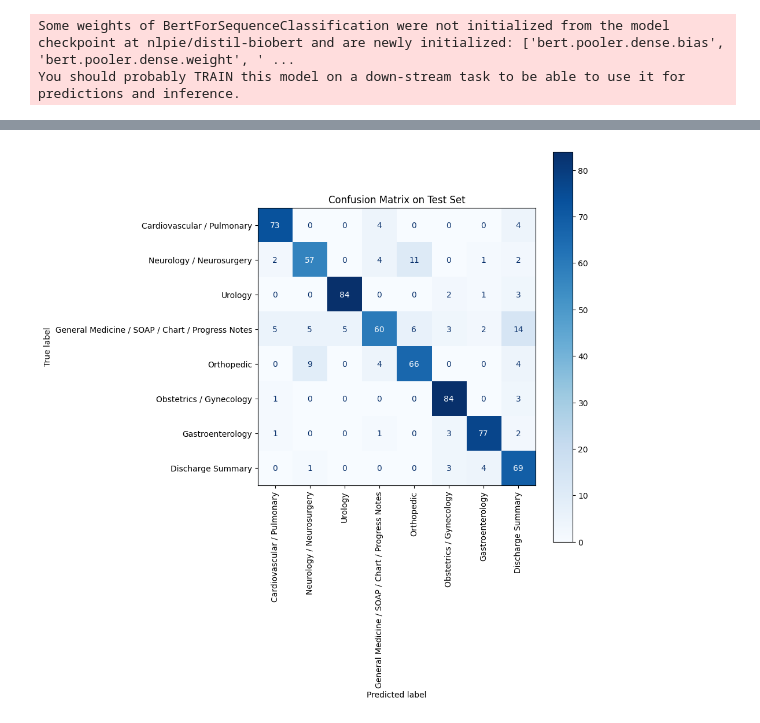
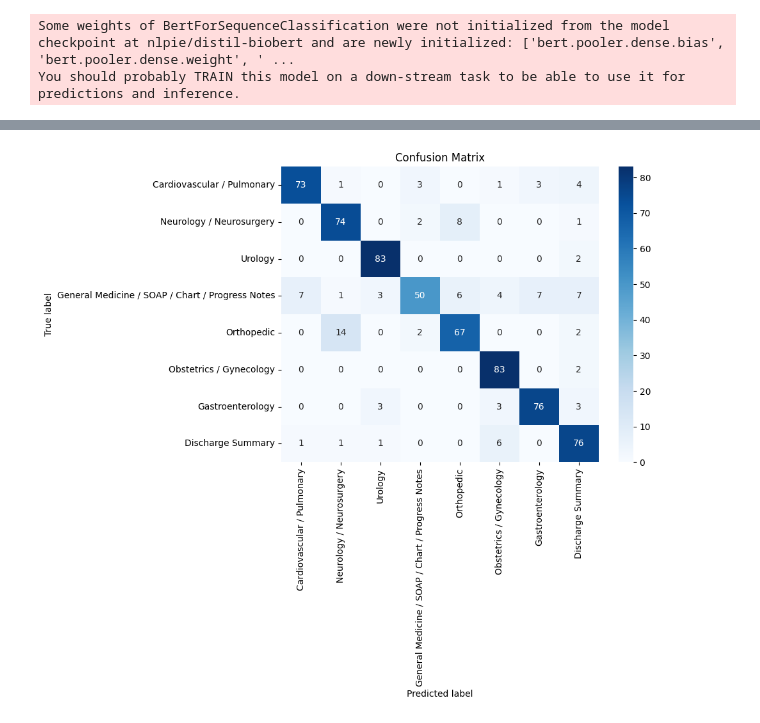
Before and after one commit to ai574-sec1-group3-summer-2025/pocs, a Jupyter notebook: speciality_classification/distilbiobert.ipynb, the cells around one changed output, grey strips where cells are left out. Drawn from its saved outputs; the diff is of its cells as text; code cells hidden in the pictures.

Commit message:
Refactor DistilBioBert model code

```diff
--- a/speciality_classification/distilbiobert.ipynb
+++ b/speciality_classification/distilbiobert.ipynb
@@ -84,8 +83,8 @@ df['text'] = df['transcription'].map(preprocess_text)
 # %%
-df['class_id'] = pd.factorize(df.medical_specialty)[0]
+df['label'], uniques = pd.factorize(df.medical_specialty)
+print("Unique medical specialties:")
+for i, label in enumerate(uniques):
+    print(f"{i}: {label}")
 
-print(f"Shape: {df.shape}")
-print(f"Number of unique classes: {df.class_id.unique()}")
-
-df.head()
+df.sample(5, random_state=42)
 # %% [output]
@@ -101,10 +107,13 @@ Number of unique classes: [0 1 2 3 4 5 6 7]
 ros = RandomOverSampler(random_state=42)
 df_resampled, y_resampled = ros.fit_resample(
     df[['text']],
-    df['class_id']
+    df['label']
 )
 
 df_resampled['label'] = y_resampled
 print(f"Resampled Shape: {df_resampled.shape}")
 # %% [output]
 Resampled Shape: (3400, 2)
+# %%
+train_df, test_df = train_test_split(df_resampled, test_size=DS_SPLIT, stratify=df_resampled['label'], random_state=42)
+print(f"Train Shape: {train_df.shape}, Test Shape: {test_df.shape}")
@@ -169,15 +157,15 @@ def compute_metrics(eval_pred):
 # %%
 training_args = TrainingArguments(
     output_dir="./results",
-    load_best_model_at_end=True,
     evaluation_strategy="epoch",
     save_strategy="epoch",
+    load_best_model_at_end=True,
     metric_for_best_model="f1_weighted",
     greater_is_better=True,
     learning_rate=2e-5,
     per_device_train_batch_size=BATCH_SIZE,
     per_device_eval_batch_size=BATCH_SIZE,
-    num_train_epochs=3,
+    num_train_epochs=10,
     weight_decay=0.01,
     report_to="none",
     logging_dir=None,
@@ -187,8 +175,8 @@ training_args = TrainingArguments(
 trainer = Trainer(
     model=model,
     args=training_args,
-    train_dataset=train_dataset,
-    eval_dataset=test_dataset,
+    train_dataset=train_ds,
+    eval_dataset=test_ds,
     compute_metrics=compute_metrics,
     data_collator=data_collator,
     callbacks=[EarlyStoppingCallback(early_stopping_patience=2)]
@@ -205,18 +209,17 @@ TrainOutput(global_step=510, training_loss=0.8993839637905944, metrics={'train_r
 # %%
-from sklearn.metrics import confusion_matrix, ConfusionMatrixDisplay
+predictions = trainer.predict(test_ds)
+y_true = predictions.label_ids
+y_pred = np.argmax(predictions.predictions, axis=1)
 
-pred_output = trainer.predict(test_dataset)
-logits = pred_output.predictions
-y_pred = np.argmax(logits, axis=1)
-y_true = pred_output.label_ids
+classes = list(id2label.values())
+cm = confusion_matrix(y_true, y_pred)
 
-cm = confusion_matrix(y_true, y_pred)
-disp = ConfusionMatrixDisplay(confusion_matrix=cm, display_labels=uniques)
+plt.figure(figsize=(8,6))
+sns.heatmap(cm, annot=True, fmt="d", cmap="Blues", xticklabels=classes, yticklabels=classes)
 
-fig, ax = plt.subplots(figsize=(10,10))
-disp.plot(ax=ax, cmap=plt.cm.Blues, xticks_rotation=90)
-plt.title("Confusion Matrix on Test Set")
-plt.tight_layout()
+plt.ylabel("True label")
+plt.xlabel("Predicted label")
+plt.title("Confusion Matrix")
 plt.show()
 # %% [output]
-[figure, old version]
+[figure, new version]
```
Also changed, not shown: parts of 11 cells of this notebook, 2 other files.
